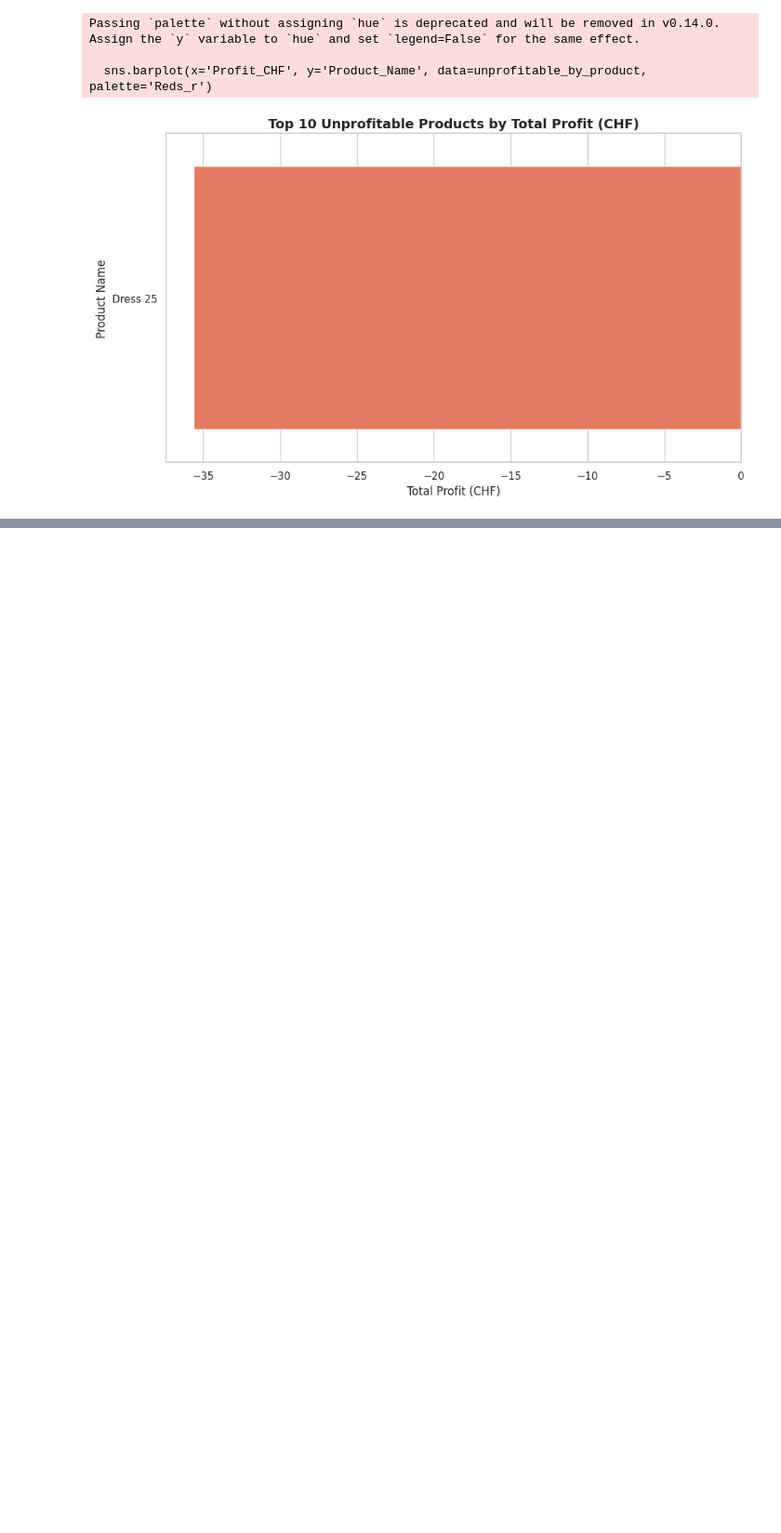
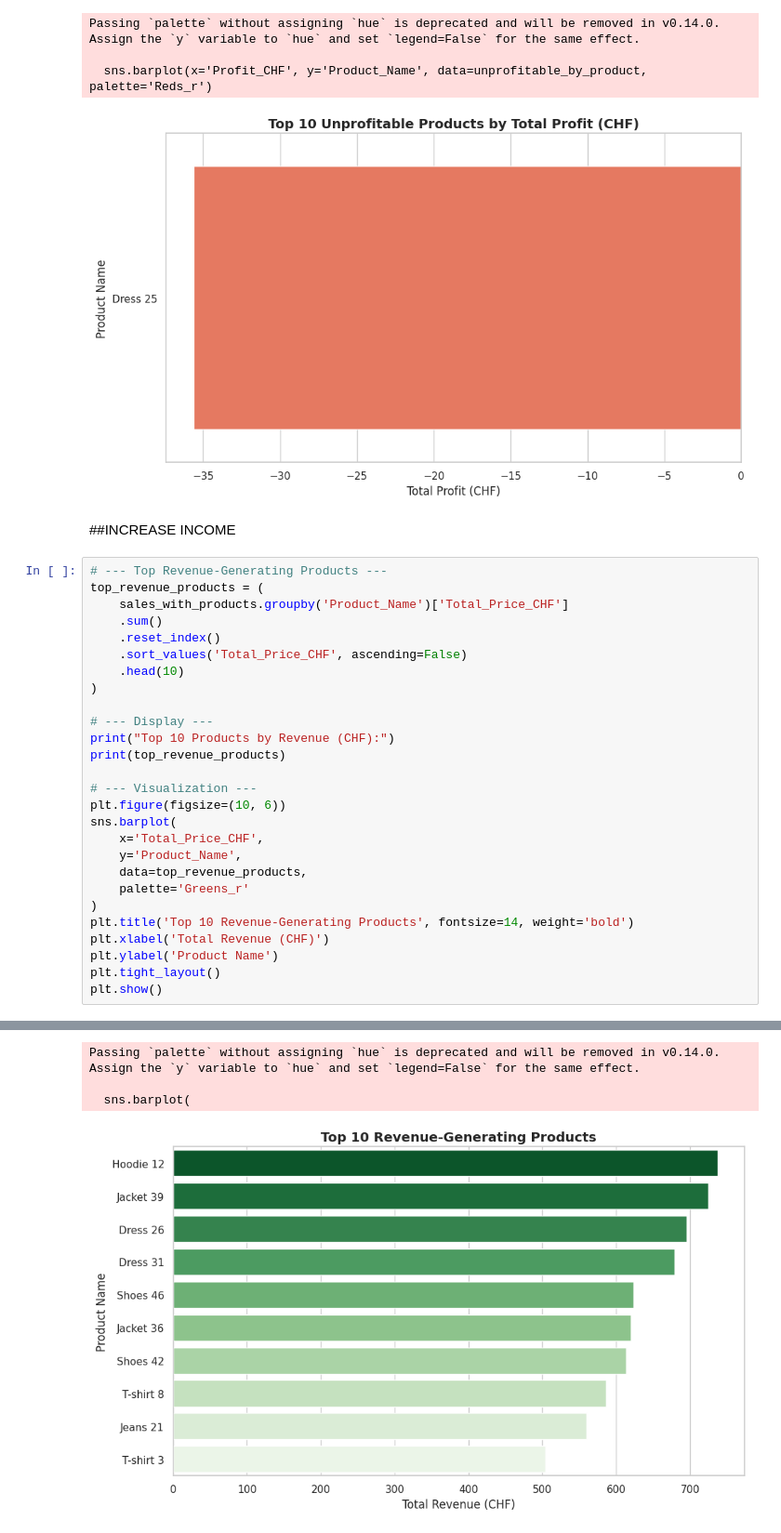
Before and after one commit to Mainabryan/-DropNet-Predicting-University-Dropout-Risk-in-Kenya, a Jupyter notebook: Swiss_clothing_brand.ipynb, the cells around one changed output, grey strips where cells are left out. Shown at 93% size. Cells and saved outputs as stored; diff of their text form; blank space fills up the shorter version.

```diff
--- a/Swiss_clothing_brand.ipynb
+++ b/Swiss_clothing_brand.ipynb
@@ -950,3 +982,33 @@ Passing `palette` without assigning `hue` is deprecated and will be removed in v
 
   sns.barplot(x='Profit_CHF', y='Product_Name', data=unprofitable_by_product, palette='Reds_r')
 [figure]
+# %% [markdown]
+##INCREASE INCOME
+# %%
+# --- Top Revenue-Generating Products ---
+top_revenue_products = (
+    sales_with_products.groupby('Product_Name')['Total_Price_CHF']
+    .sum()
+    .reset_index()
+    .sort_values('Total_Price_CHF', ascending=False)
+    .head(10)
+)
+
+# --- Display ---
+print("Top 10 Products by Revenue (CHF):")
+print(top_revenue_products)
+
+# --- Visualization ---
+plt.figure(figsize=(10, 6))
+sns.barplot(
+    x='Total_Price_CHF',
+    y='Product_Name',
+    data=top_revenue_products,
+    palette='Greens_r'
+)
+plt.title('Top 10 Revenue-Generating Products', fontsize=14, weight='bold')
+plt.xlabel('Total Revenue (CHF)')
+plt.ylabel('Product Name')
+plt.tight_layout()
+plt.show()
+# %% [output]
@@ -952,0 +1027,4 @@ Passing `palette` without assigning `hue` is deprecated and will be removed in v
+Passing `palette` without assigning `hue` is deprecated and will be removed in v0.14.0. Assign the `y` variable to `hue` and set `legend=False` for the same effect.
+
+  sns.barplot(
+[figure, added]
```
Also changed, not shown: parts of 17 cells of this notebook.
